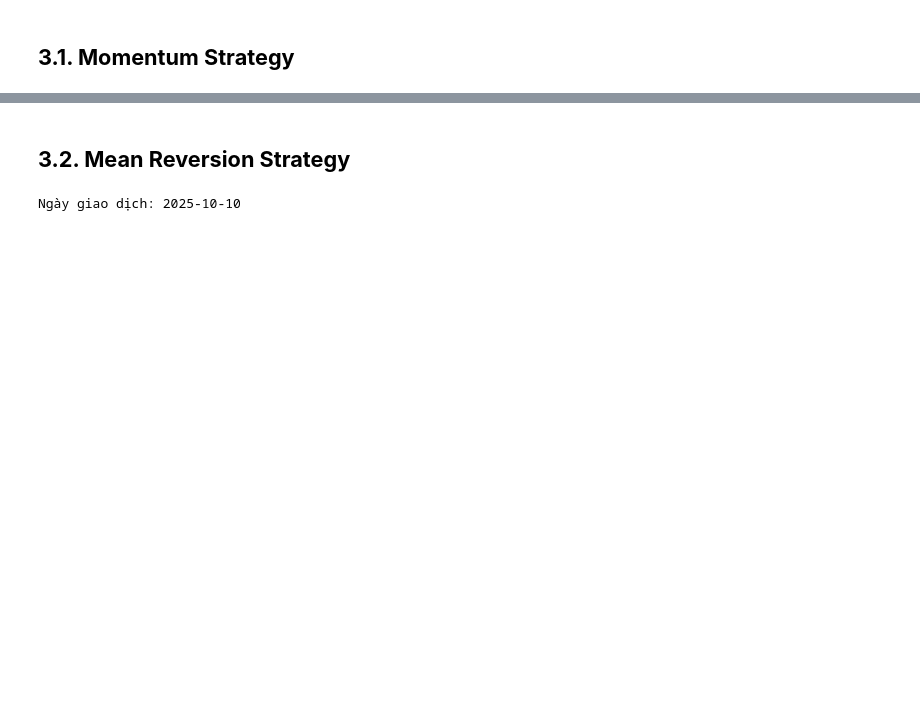
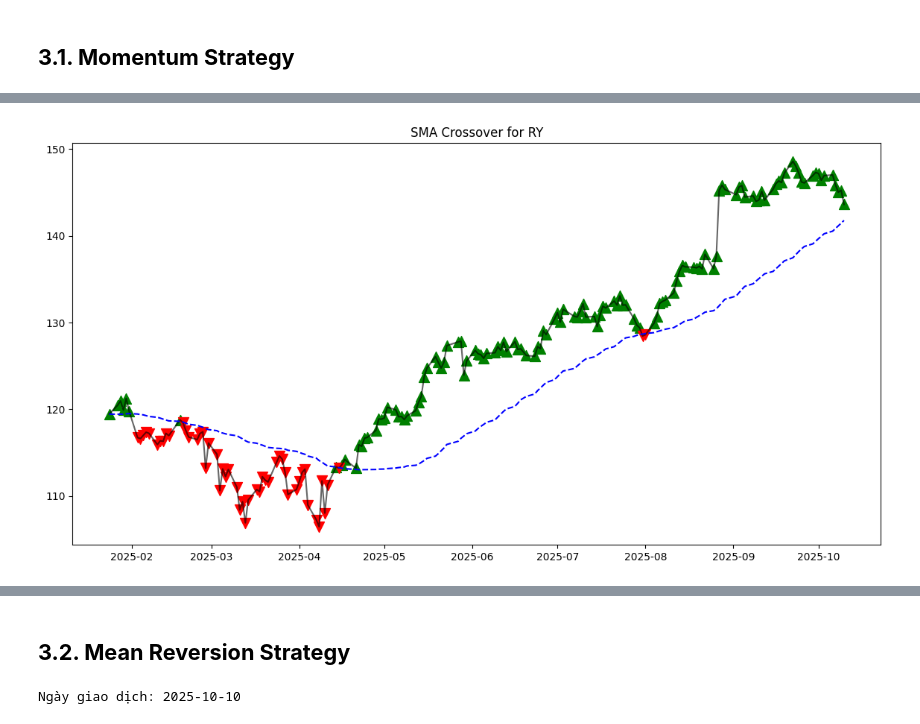
Before and after one commit to buibaongan/CF_Ngan23280071_Dung23280048, a Jupyter notebook: scripts-Final.ipynb, the cells around one changed output, grey strips where cells are left out. Cells and saved outputs as stored; diff of their text form; code cells hidden in the pictures; blank space fills up the shorter version.

```diff
--- a/scripts-Final.ipynb
+++ b/scripts-Final.ipynb
@@ -254,3 +249,8 @@ print(set(strategy.df.columns.get_level_values(0)))
+# %%
+plot_object = Plot(strategy.df)
+plot_object.plot_short_time(strategy_name='momentum', ticker='RY', time=180, plot_signals=True)
+# %% [output]
+[figure, added]
 # %%
 # plt.figure(figsize=(8, 8))
 # plt.pie(momentum_portfolio['Value'], labels=momentum_portfolio['Ticker'], autopct='%1.1f%%')
```
Also changed, not shown: parts of 12 cells of this notebook, 2 other files.
